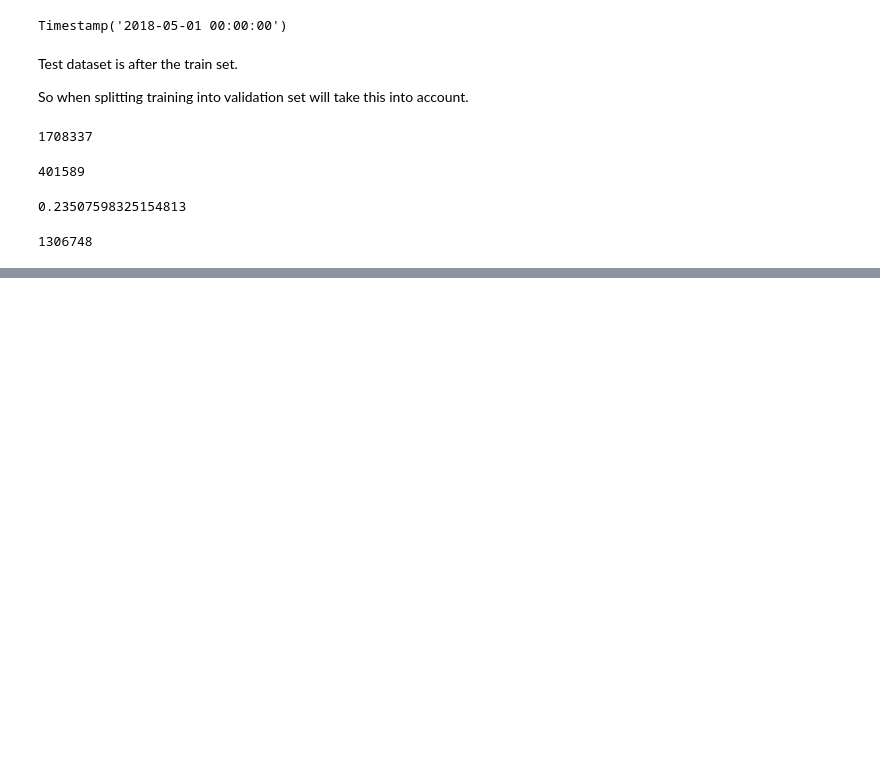
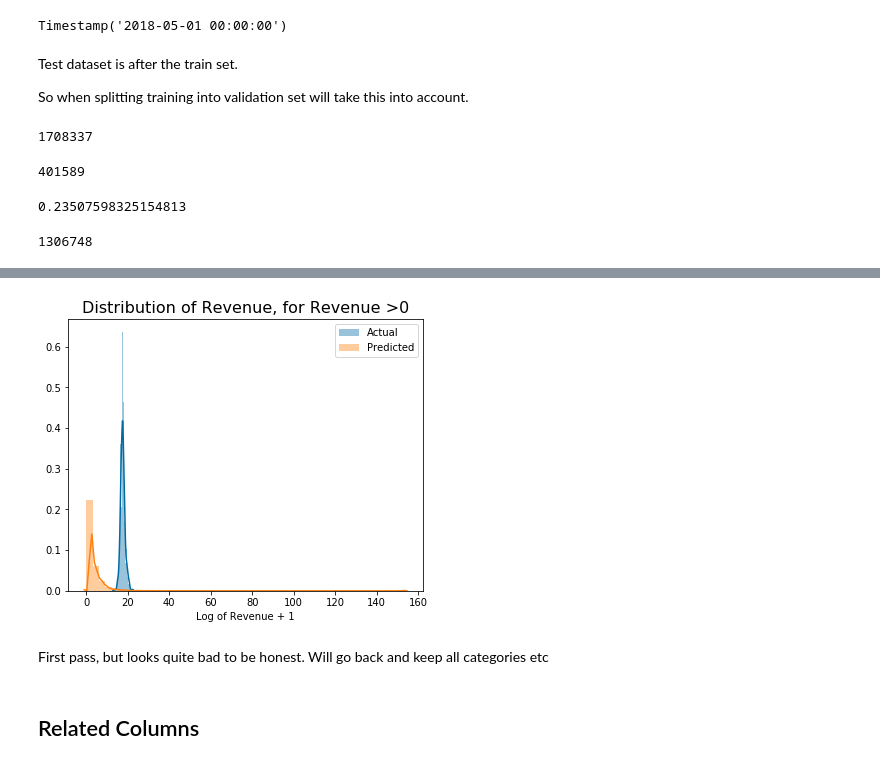
Before and after one commit to gpmurphy7/ML_Tutorials, a Jupyter notebook: GStoreRevenue/gstore_revenue_v2.ipynb, the cells around one changed output, grey strips where cells are left out. Cells and saved outputs as stored; diff of their text form; code cells hidden in the pictures; blank space fills up the shorter version.

```diff
--- a/GStoreRevenue/gstore_revenue_v2.ipynb
+++ b/GStoreRevenue/gstore_revenue_v2.ipynb
@@ -201,0 +348,14 @@ valid_set = train_df[split_index:]
+# %%
+to_keep = importances.sort_values(by='Gini-importance', ascending = False)[:num_feats].index.tolist() + ['totals.transactionRevenue']
+# %%
+train_full = train_set[to_keep]
+train_ids = train_set['fullVisitorId']
+
+valid_full = valid_set[to_keep]
+valid_ids = valid_set['fullVisitorId']
+
+x_train = train_full.drop('totals.transactionRevenue', axis = 1 )
+y_train = train_full['totals.transactionRevenue'].values
+
+x_valid = valid_full.drop('totals.transactionRevenue', axis = 1 )
+y_valid = valid_full['totals.transactionRevenue'].values
@@ -201,0 +368,19 @@ valid_set = train_df[split_index:]
+# %%
+train_pred_df = pd.DataFrame({'fullVisitorId': train_ids, 'PredictedRevenue' :m.predict(x_train), 'ActualRevenue':train_sample['totals.transactionRevenue'] })
+train_pred_df = train_pred_df.groupby('fullVisitorId', as_index = False).sum()
+val_pred_df = pd.DataFrame({'fullVisitorId': valid_ids, 'PredictedRevenue' :m.predict(x_valid), 'ActualRevenue':valid_sample['totals.transactionRevenue']})
+val_pred_df = val_pred_df.groupby('fullVisitorId', as_index = False).sum()
+# %%
+plt.figure(figsize=(14,5))
+plt.subplot(1,2,1)
+ax = sns.distplot(val_pred_df[val_pred_df['ActualRevenue'] > 0]["ActualRevenue"],hist = True, bins = 50)
+ax = sns.distplot(val_pred_df[val_pred_df['PredictedRevenue'] > 0]["PredictedRevenue"],hist = True, bins = 50)
+plt.legend(['Actual', 'Predicted'])
+ax.set_xlabel('Log of Revenue + 1')
+ax.set_title('Distribution of Revenue, for Revenue >0', fontsize = 16);
+# %% [output]
+[figure, added]
+# %% [markdown]
+First pass, but looks quite bad to be honest. Will go back and keep all categories etc
+# %% [markdown]
+## Related Columns
```
Also changed, not shown: parts of 39 cells of this notebook, 1 other file.
